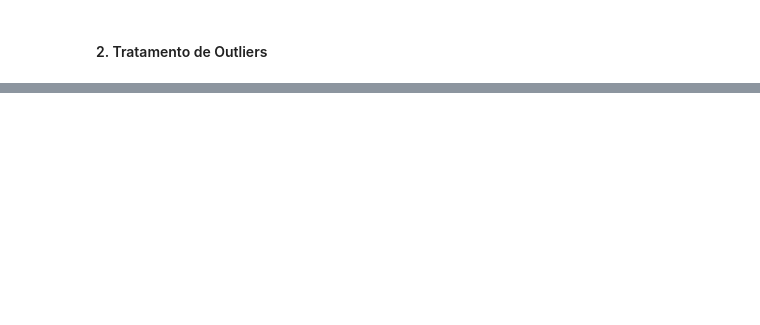
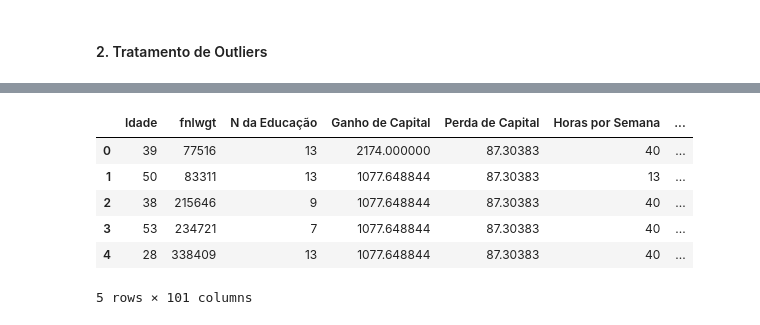
Before and after one commit to lucass235/Analise_dados_pos, a Jupyter notebook: scripts/Preparacao_dos_dados.ipynb, the cells around one changed output, grey strips where cells are left out. Cells and saved outputs as stored; diff of their text form; code cells hidden in the pictures; blank space fills up the shorter version.

```diff
--- a/scripts/Preparacao_dos_dados.ipynb
+++ b/scripts/Preparacao_dos_dados.ipynb
@@ -114,0 +165,12 @@ dtype: int64
+# %%
+# Função para aplicar capagem nos outliers
+def cap_outliers(df, column):
+    lower_limit = df[column].quantile(0.01)
+    upper_limit = df[column].quantile(0.99)
+    df[column] = np.clip(df[column], lower_limit, upper_limit)
+    return df
+
+# Aplicando capagem nas variáveis com outliers
+data = cap_outliers(data, 'Idade')
+data = cap_outliers(data, 'Ganho de Capital')
+data = cap_outliers(data, 'Perda de Capital')
@@ -114,0 +193,5 @@ dtype: int64
+# %%
+# identificar todas as variáveis categóricas presentes no conjunto de dados
+# Identificando as variáveis categóricas no conjunto de dados
+categorical_columns = data.select_dtypes(include=['object']).columns
+categorical_columns
@@ -114,0 +207,12 @@ dtype: int64
+# %%
+data_encoded = pd.get_dummies(data, columns=categorical_columns, drop_first=True)
+# %%
+data_encoded.head()
+# %% [output]
+|  | Idade | fnlwgt | N da Educação | Ganho de Capital | Perda de Capital | Horas por Semana | ... |
+| 0 | 39 | 77516 | 13 | 2174.000000 | 87.30383 | 40 | ... |
+| 1 | 50 | 83311 | 13 | 1077.648844 | 87.30383 | 13 | ... |
+| 2 | 38 | 215646 | 9 | 1077.648844 | 87.30383 | 40 | ... |
+| 3 | 53 | 234721 | 7 | 1077.648844 | 87.30383 | 40 | ... |
+| 4 | 28 | 338409 | 13 | 1077.648844 | 87.30383 | 40 | ... |
+5 rows × 101 columns
```
Also changed, not shown: parts of 14 cells of this notebook.
